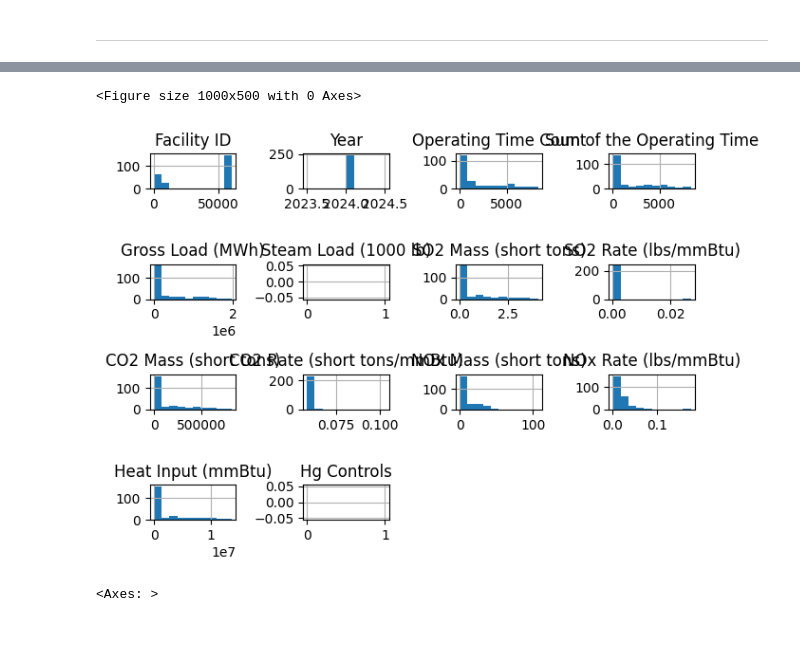
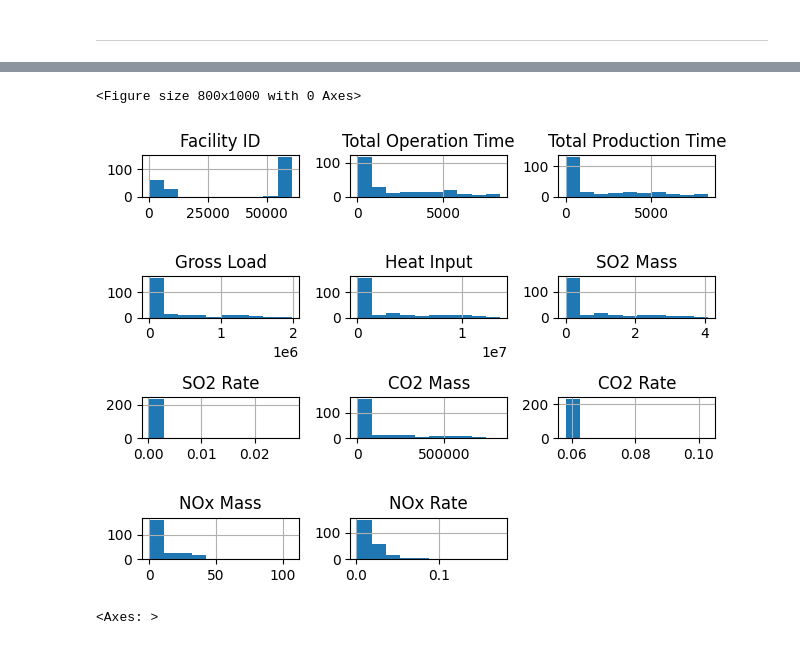
Before and after one commit to paulsoriiiano/power-sector-emissions-analysis, a Jupyter notebook: notebook.ipynb, the cells around one changed output, grey strips where cells are left out. Saved outputs shown, nothing was run; the diff lists cells and outputs as text; code cells hidden in the pictures.

```diff
--- a/notebook.ipynb
+++ b/notebook.ipynb
@@ -158,0 +287,3 @@ dtype: int64
+# %%
+no_reports = [61, 62, 63, 217]
+clean_df = clean_df.drop(no_reports)
@@ -159,6 +324,5 @@ dtype: int64
 # %%
-# Change BMI into a categorical type
-df['BMI'] = df['BMI'].astype('category')
-df.info()
-df['BMI'].cat.categories
+# Change Unit Type into a categorical type
+clean_df['Unit Type'] = df['Unit Type'].astype('category')
+clean_df['Unit Type'].cat.categories
 # %% [output]
@@ -185,0 +332,4 @@ Index(['Normal', 'Obese', 'Overweight', 'Underweight'], dtype='object')
+# %%
+# Change Primary Fuel Type into a categorical type
+clean_df['Primary Fuel Type'] = df['Primary Fuel Type'].astype('category')
+clean_df['Primary Fuel Type'].cat.categories
@@ -185,0 +338,4 @@ Index(['Normal', 'Obese', 'Overweight', 'Underweight'], dtype='object')
+# %%
+# Change Primary Fuel Type into a categorical type
+clean_df['Secondary Fuel Type'] = df['Secondary Fuel Type'].astype('category')
+clean_df['Secondary Fuel Type'].cat.categories
@@ -201,11 +361,11 @@ df.describe()
 # %%
 # Visualize distributions
-plt.figure(figsize=(10, 5))
-df.hist()
+plt.figure(figsize=(8, 10))
+clean_df.hist()
 plt.tight_layout()
 plt.show()
 # %% [output]
-<Figure size 1000x500 with 0 Axes>
+<Figure size 800x1000 with 0 Axes>
-[figure, old version]
+[figure, new version]
 # %%
 # Check variable correlations (for numeric variables)
```
Also changed, not shown: parts of 23 cells of this notebook.
